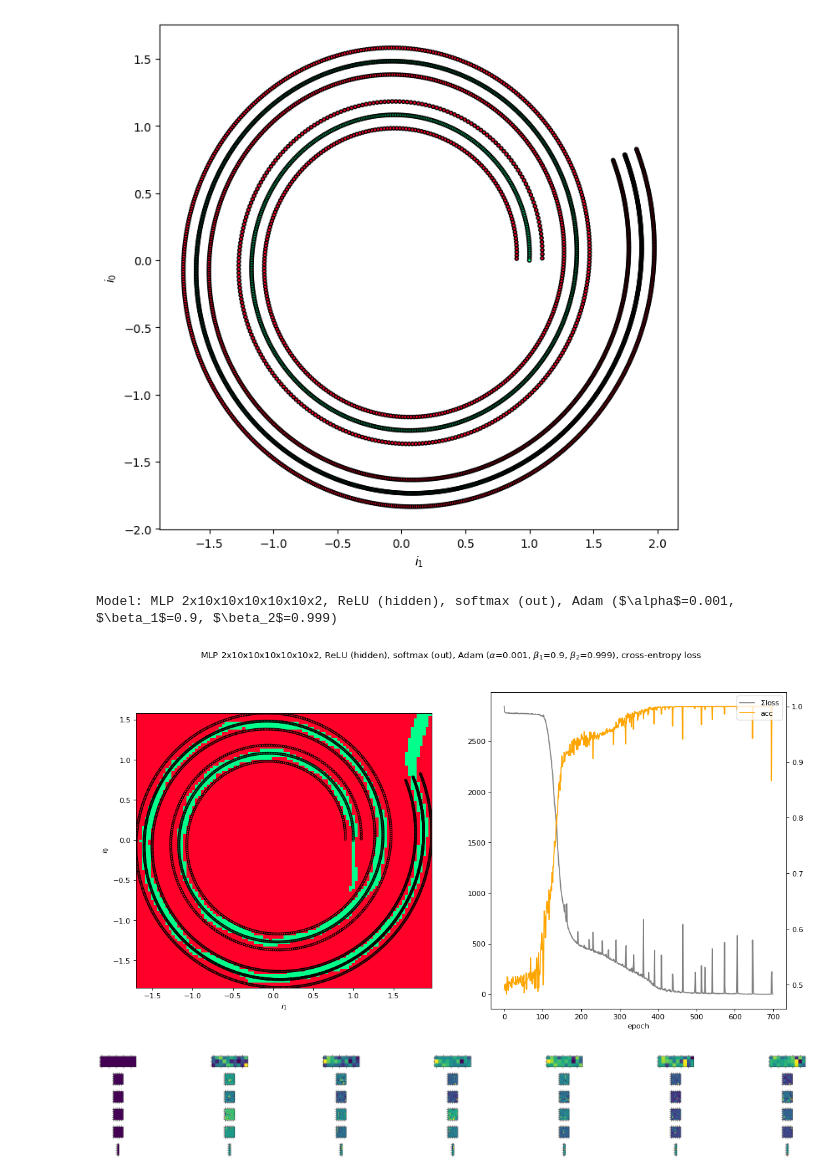
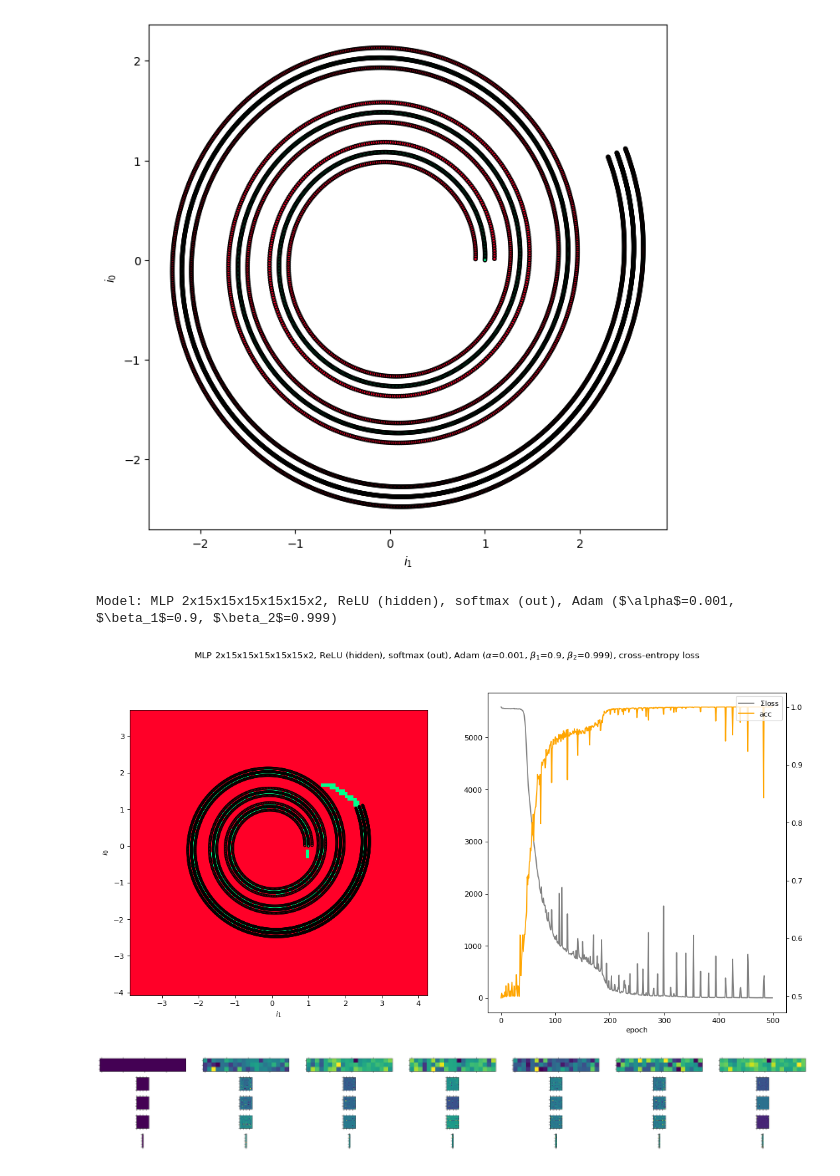
Before and after one commit to jroeger23/spass_mit_python, a Jupyter notebook: deep_mlp.ipynb, the cells around one changed output. Drawn from its saved outputs; the diff is of its cells as text; code cells hidden in the pictures.

```diff
--- a/deep_mlp.ipynb
+++ b/deep_mlp.ipynb
@@ -2,7 +2,7 @@
 import matplotlib.pyplot as plt
 from src.common.train_data import logSpiral2D
 
-train_data, train_labels = logSpiral2D(1, 0.05, 2000, 2, 0.1)
+train_data, train_labels = logSpiral2D(1, 0.05, 4000, 3, 0.1)
 n_classes = 2
 
 train_min_y = train_data[:,0].min()
@@ -20,7 +20,7 @@ ax.scatter(train_data[:,1], train_data[:,0], c=colorizeLabel(train_labels), s=9,
 _ = ax.set_ylabel("$i_0$")
 _ = ax.set_xlabel("$i_1$")
 # %% [output]
-[figure, old version]
+[figure, new version]
 # %%
 from src.neuronal_network.mlp import MLP
 from src.neuronal_network.activation import ReLU, SoftMax
@@ -32,17 +32,17 @@ import numpy as np
 import tqdm
 
 
-n_epochs = 700
+n_epochs = 500
 learning_rate = 0.001
 beta1 = 0.9
 beta2 = 0.999
 epsilon = 1e-7
-batch_size = 40
+batch_size = 50
 
 
 loss = CrossEntropy()
 optimizer = lambda: Adam(learning_rate, beta1, beta2, epsilon)
-mlp = MLP(2, [10,10,10,10,10], n_classes, ReLU, SoftMax, optimizer)
+mlp = MLP(2, [15,15,15,15,15], n_classes, ReLU, SoftMax, optimizer)
 
 print(f"Model: {mlp}")
 
@@ -59,36 +59,37 @@ with tqdm.tqdm(desc="Training", unit="epoch", total=n_epochs) as progress_bar:
     label_batches = np.split(train_labels_oh[perm], len(train_labels_oh)//batch_size)
 
     epoch_weights.append(mlp.weightsList())
 
     for batch_data, batch_labels in zip(data_batches, label_batches):
       pred = mlp.forward(batch_data)
       epoch_loss[epoch] += loss(pred, batch_labels).sum()
       mlp.backward(loss.gradient())
       mlp.fit()
 
 
     epoch_acc[epoch] = sum(mlp.classify(train_data) == train_labels) / len(train_data)
     progress_bar.set_postfix_str(f"loss={epoch_loss[epoch]:.02f}, acc={epoch_acc[epoch]*100:.02f}%")
     progress_bar.update(1)
 
 
 fig = plt.figure(figsize=(16, 8), dpi=80)
 fig.suptitle(str(mlp) + f", {loss} loss")
 ax = fig.subplots(1,2)
 ax[0].scatter(train_data[:,1], train_data[:,0], c=colorizeLabel(train_labels), s=9, edgecolor='black')
 ax[0].set_ylabel("$i_0$")
 ax[0].set_xlabel("$i_1$")
 img = ax[0].imshow([[1]])
+indent = abs(train_min_x - train_max_x)/8 + abs(train_min_y - train_max_y)/8
 sample2DClassifier(img, mlp.classify, colorizeLabel,
-                   cmap, train_min_y, train_max_y, train_min_x, train_max_x)
+                   cmap, train_min_y-indent, train_max_y+indent, train_min_x-indent, train_max_x+indent)
 ax[1].plot(epoch_loss, label="$\Sigma$loss", color="gray")
 ax[1].set_xlabel("epoch")
 ax_acc = ax[1].twinx()
 ax_acc.plot(epoch_acc, label="acc", color="orange")
 _ = fig.legend(loc="upper right", bbox_to_anchor=(1,1), bbox_transform=ax_acc.transAxes)
 # %% [output]
-Model: MLP 2x10x10x10x10x10x2, ReLU (hidden), softmax (out), Adam ($\alpha$=0.001, $\beta_1$=0.9, $\beta_2$=0.999)
+Model: MLP 2x15x15x15x15x15x2, ReLU (hidden), softmax (out), Adam ($\alpha$=0.001, $\beta_1$=0.9, $\beta_2$=0.999)
-[figure, old version]
+[figure, new version]
 # %%
 layer_n = len(epoch_weights[0])
 show_epochs_n = 6
@@ -108,4 +109,4 @@ for l in range(0, layer_n):
     ax[l][i].set_xticklabels([])
     lw = ws[l]
 # %% [output]
-[figure, old version]
+[figure, new version]
```
